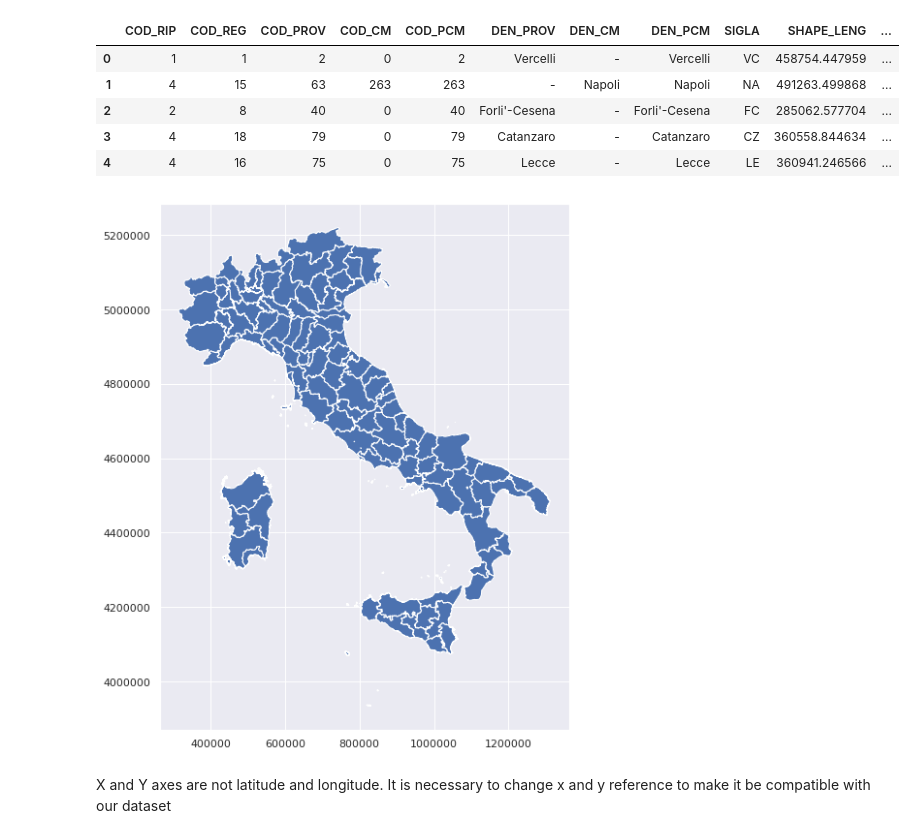
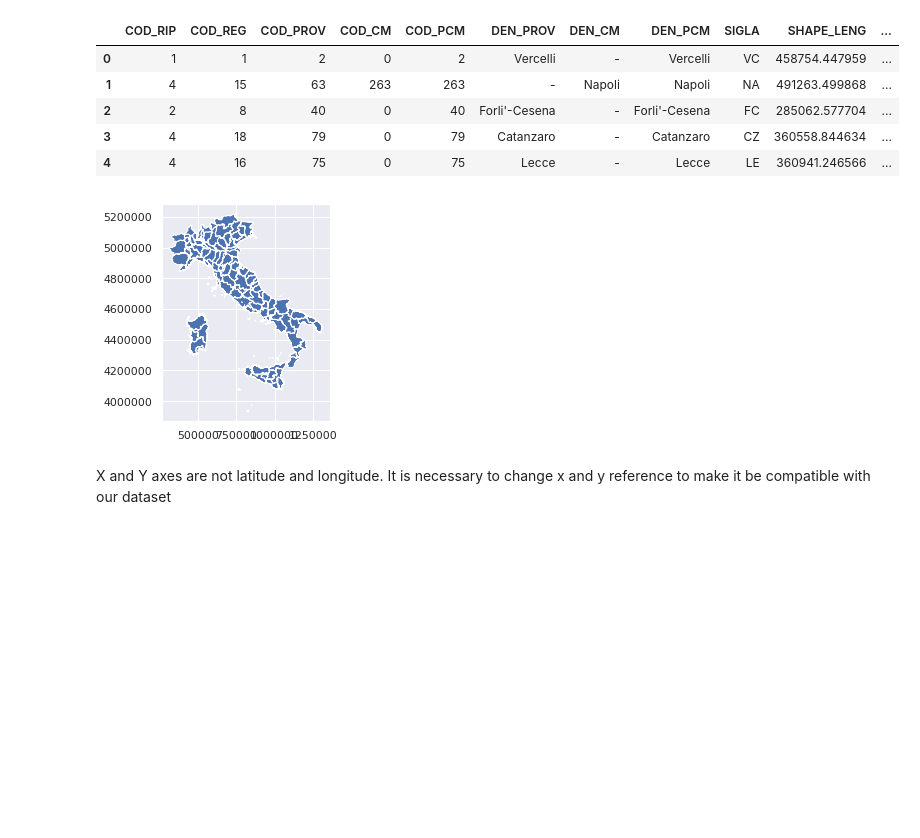
Before and after one commit to fedepiro96/APAD-project, a Jupyter notebook: benci-pirona.ipynb, the cells around one changed output. Cells and saved outputs as stored; diff of their text form; code cells hidden in the pictures; blank space fills up the shorter version.

```diff
--- a/benci-pirona.ipynb
+++ b/benci-pirona.ipynb
@@ -828,9 +828,9 @@ province_border.head()
 | 3 | 4 | 18 | 79 | 0 | 79 | Catanzaro | - | Catanzaro | CZ | 360558.844634 | ... |
 | 4 | 4 | 16 | 75 | 0 | 75 | Lecce | - | Lecce | LE | 360941.246566 | ... |
 # %%
-province_border.plot(figsize=(10,10));
+province_border.plot();
 # %% [output]
-[figure, old version]
+[figure, new version]
 # %% [markdown]
 X and Y axes are not latitude and longitude.
 It is necessary to change x and y reference to make it be compatible with our dataset
```
Also changed, not shown: parts of 1 cell of this notebook.
